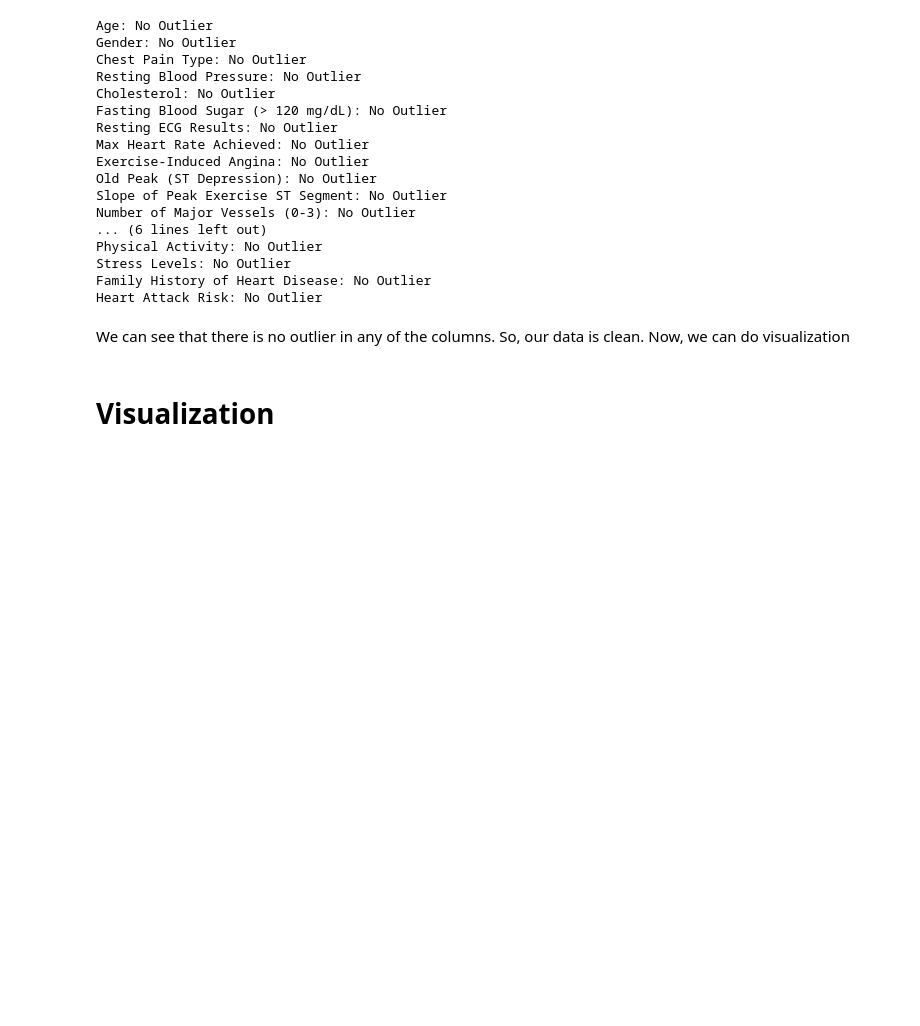
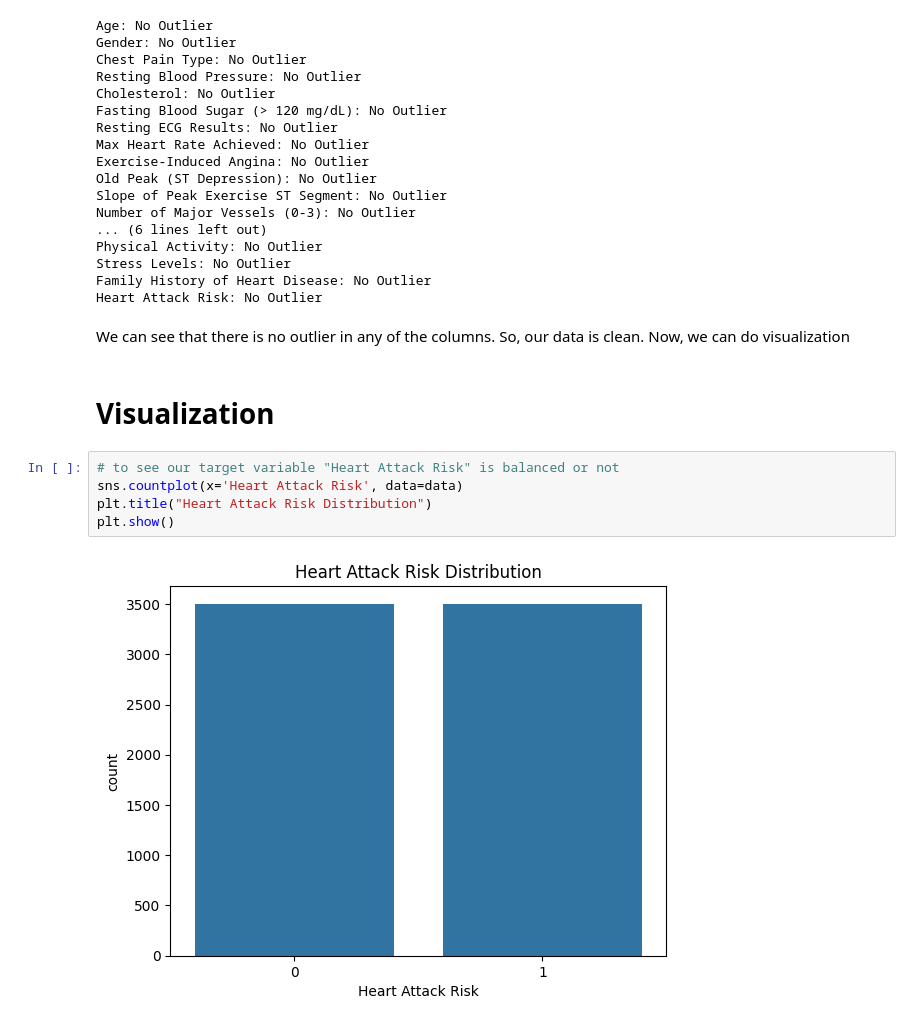
Before and after one commit to abhishekp-786/Heart-Attack-Risk-Prediction-Model, a Jupyter notebook: project.ipynb, the cells around one changed output. Cells and saved outputs as stored; diff of their text form; blank space fills up the shorter version.

Commit message:
Visualization Completed

```diff
--- a/project.ipynb
+++ b/project.ipynb
@@ -149,3 +149,10 @@ We can see that there is no outlier in any of the columns. So, our data is clean
 Now, we can do visualization
 # %% [markdown]
 # Visualization
+# %%
+# to see our target variable "Heart Attack Risk" is balanced or not
+sns.countplot(x='Heart Attack Risk', data=data)
+plt.title("Heart Attack Risk Distribution")
+plt.show()
+# %% [output]
+[figure, added]
```
Also changed, not shown: parts of 32 cells of this notebook.
